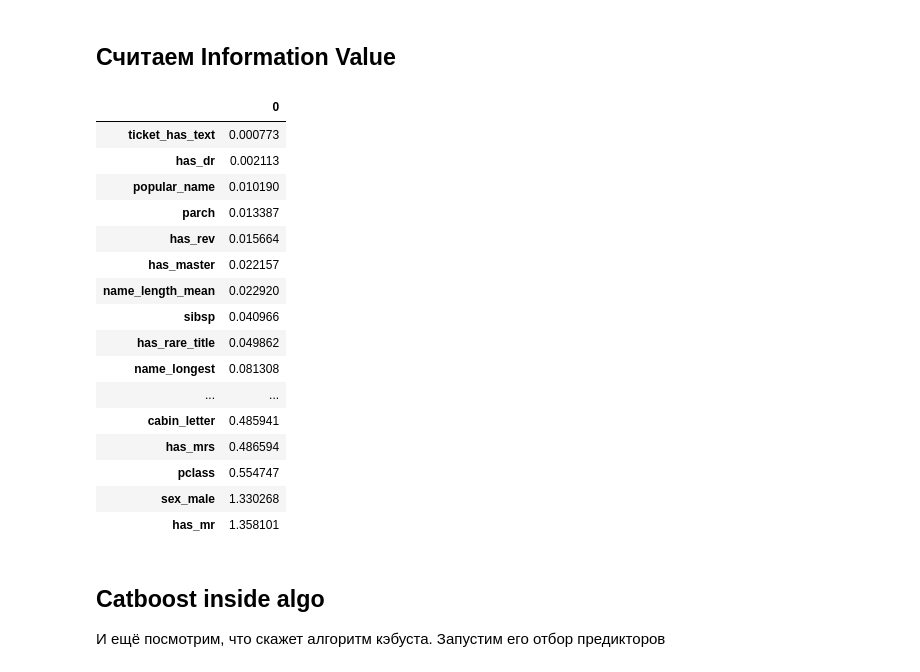
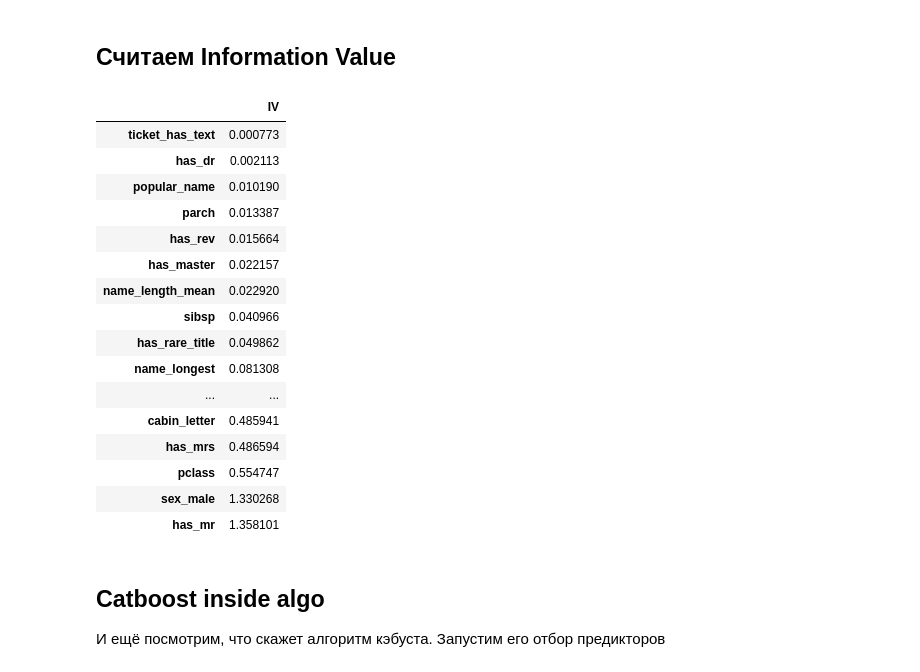
Before and after one commit to LorSong/gaz_titanic, a Jupyter notebook: 2_variables_pipelines_models.ipynb, the cells around one changed output. Drawn from its saved outputs; the diff is of its cells as text; code cells hidden in the pictures.

```diff
--- a/2_variables_pipelines_models.ipynb
+++ b/2_variables_pipelines_models.ipynb
@@ -122,9 +122,9 @@ for key, woe_table in woe_trans.woe_tables.items():
 
 vars_ivs = pd.Series(vars_ivs).sort_values()
 # %%
-pd.DataFrame(vars_ivs)
+pd.DataFrame(vars_ivs, columns=['IV'])
 # %% [output]
-|  | 0 |
+|  | IV |
 | ticket_has_text | 0.000773 |
 | has_dr | 0.002113 |
 | popular_name | 0.010190 |
```
Also changed, not shown: parts of 19 cells of this notebook, 3 other files.
